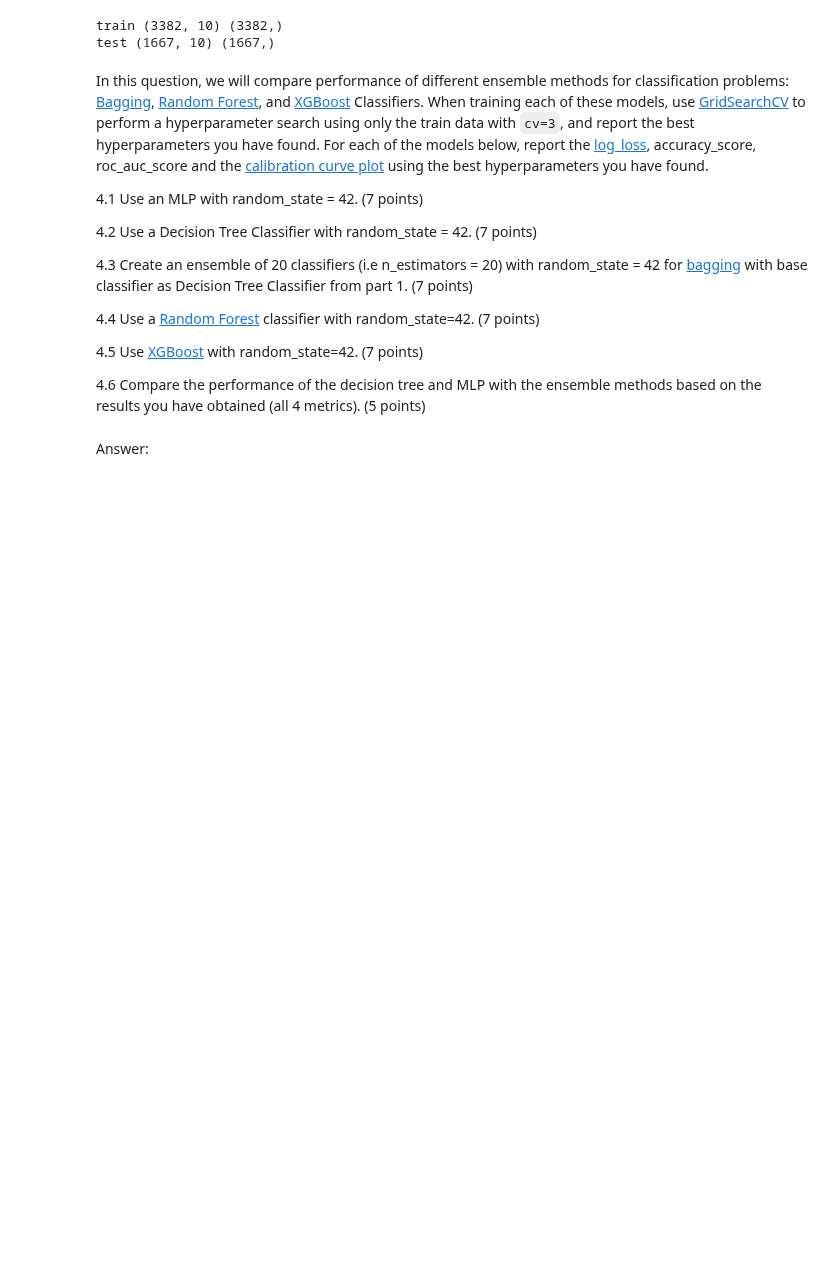
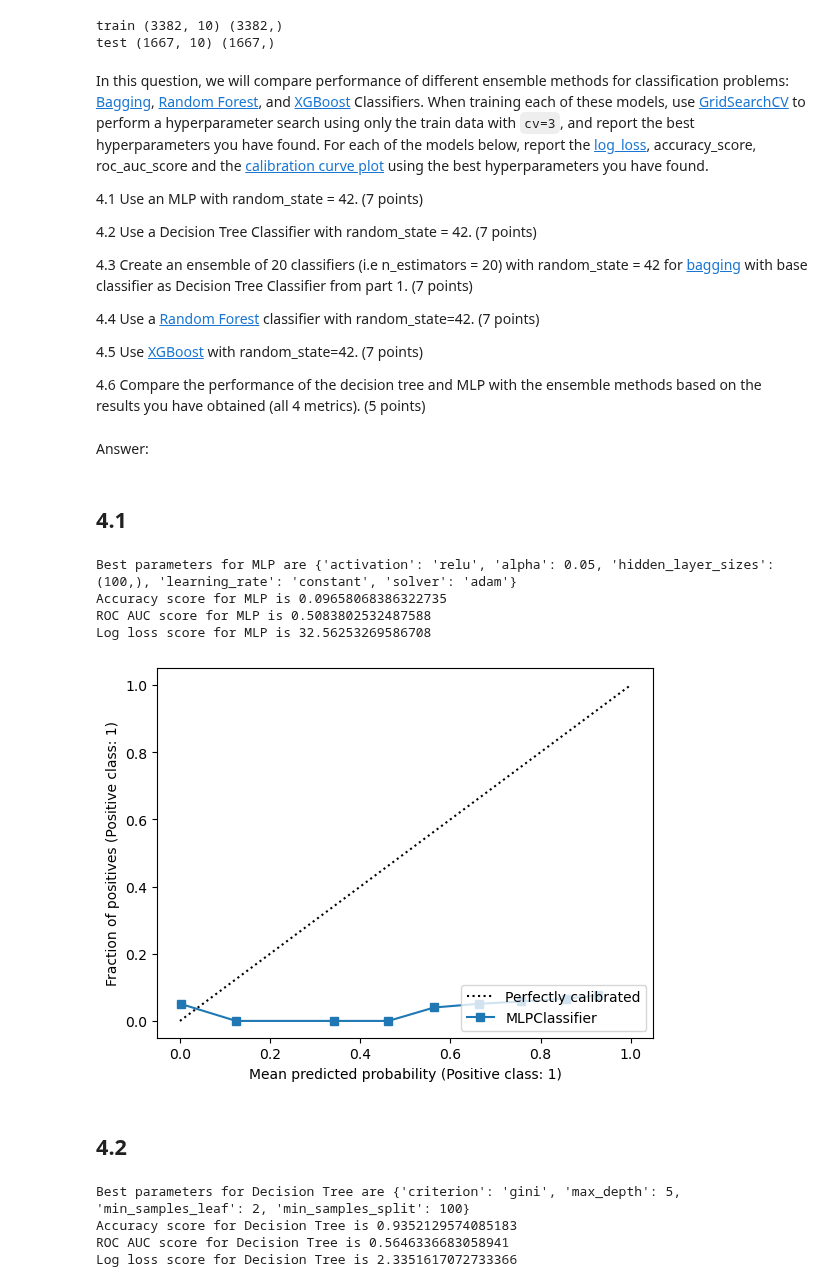
Before and after one commit to babusid/ECE461P, a Jupyter notebook: HW5/HW5.ipynb, the cells around one changed output. Cells and saved outputs as stored; diff of their text form; code cells hidden in the pictures; blank space fills up the shorter version.

```diff
--- a/HW5/HW5.ipynb
+++ b/HW5/HW5.ipynb
@@ -157,2 +270,70 @@ def grid_search(model, params, model_name):
+# %%
+class grid_search:
+    # define your GridSearchCV object with the relevant parameters
+    def __init__(self, model, params, model_name):
+        self.model = model
+        self.params = params
+        self.model_name = model_name
+        self.grid_search = GridSearchCV(model, params, cv=3, n_jobs=-1)
+
+    def fit(self, X_train, Y_train):
+        self.grid_search.fit(X_train, Y_train)
+        print("Best parameters for {} are {}".format(self.model_name, self.grid_search.best_params_))
+        return self.grid_search
+
+    # use the fitted model with the best parameters to predict on the test set and report the metrics
+    def predict(self, X_test, Y_test):
+        y_pred = self.grid_search.predict(X_test)
+        print("Accuracy score for {} is {}".format(self.model_name, accuracy_score(Y_test, y_pred)))
+        print("ROC AUC score for {} is {}".format(self.model_name, roc_auc_score(Y_test, y_pred)))
+        print("Log loss score for {} is {}".format(self.model_name, log_loss(Y_test, y_pred)))
+        return y_pred
+# %%
+from sklearn.calibration import CalibrationDisplay
+import matplotlib.pyplot as plt
+def calibration_curve_plot(grid_search_ob, X_test, y_test):
+    cdisp = CalibrationDisplay.from_estimator(grid_search_ob.grid_search.best_estimator_, X_test, y_test, n_bins=10)
 # %% [markdown]
 Answer:
+# %% [markdown]
+## 4.1
+# %%
+# MLP Classifier
+from sklearn.neural_network import MLPClassifier
+
+mlp_params = {'hidden_layer_sizes': [(100,),(100,100),(100,100,100)],
+                'activation': ['relu','tanh'],
+                'solver': ['adam'],
+                'alpha': [0.05],
+                'learning_rate': ['constant','adaptive']
+                }
+
+mlp = grid_search(model = MLPClassifier(random_state=42),params = mlp_params, model_name = 'MLP')
+mlp.fit(X_train, y_train)
+mlp_pred = mlp.predict(X_test, y_test)
+# %% [output]
+Best parameters for MLP are {'activation': 'relu', 'alpha': 0.05, 'hidden_layer_sizes': (100,), 'learning_rate': 'constant', 'solver': 'adam'}
+Accuracy score for MLP is 0.09658068386322735
+ROC AUC score for MLP is 0.5083802532487588
+Log loss score for MLP is 32.56253269586708
+# %%
+calibration_curve_plot(mlp, X_test, y_test)
+# %% [output]
+[figure, added]
+# %% [markdown]
+## 4.2
+# %%
+decision_tree_params = {'criterion': ['gini', 'entropy'],
+                        'max_depth': [5, 10, 15, 20, 25, 30, 35, 40, 45, 50],
+                        'min_samples_split': [2, 5, 10, 15, 100],
+                        'min_samples_leaf': [1, 2, 5, 10]
+                        }
+
+decision_tree = grid_search(model = DecisionTreeClassifier(random_state=42),params = decision_tree_params, model_name = 'Decision Tree')
+decision_tree.fit(X_train, y_train)
+decision_tree_pred = decision_tree.predict(X_test, y_test)
+# %% [output]
+Best parameters for Decision Tree are {'criterion': 'gini', 'max_depth': 5, 'min_samples_leaf': 2, 'min_samples_split': 100}
+Accuracy score for Decision Tree is 0.9352129574085183
+ROC AUC score for Decision Tree is 0.5646336683058941
+Log loss score for Decision Tree is 2.3351617072733366
```
Also changed, not shown: parts of 33 cells of this notebook.
